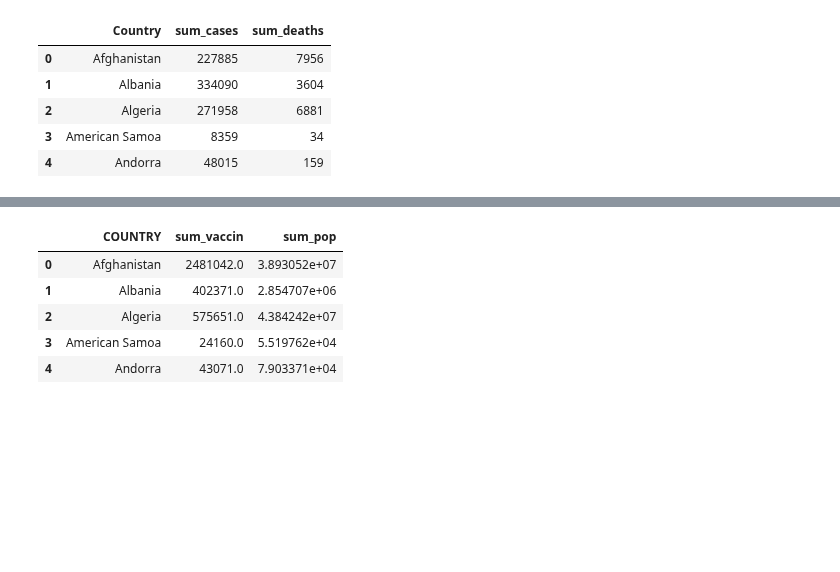
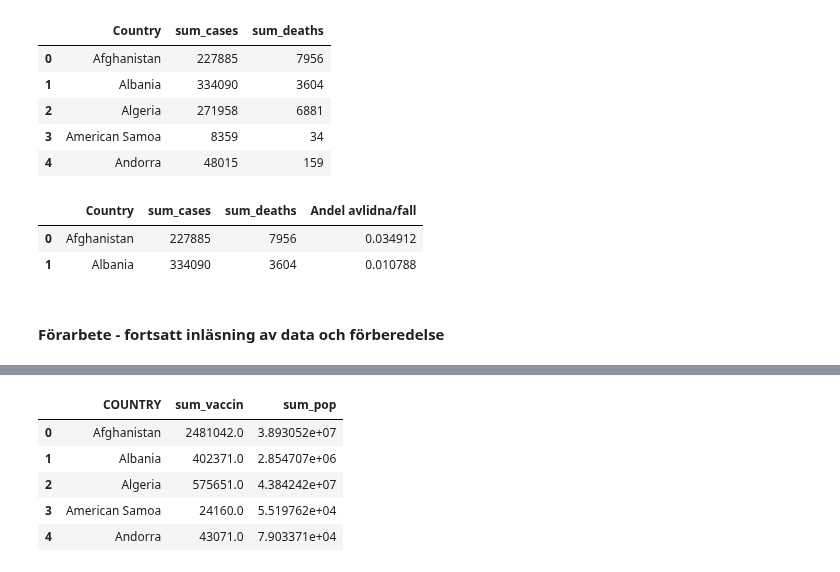
Before and after one commit to yomo001/databehandling-YOUNIS-MOUSSAVI, a Jupyter notebook: Laboration/lab1_uppgift4.ipynb, the cells around one changed output, grey strips where cells are left out. Cells and saved outputs as stored; diff of their text form; code cells hidden in the pictures; blank space fills up the shorter version.

```diff
--- a/Laboration/lab1_uppgift4.ipynb
+++ b/Laboration/lab1_uppgift4.ipynb
@@ -10,5 +26,3 @@ import plotly_express as px
 # %%
-# Andel avlidna och andel fall.
-# Import data
-
-world_covid_data = pd.read_csv("visualiseringar\\WHO-covid-19.csv")
+# Read data of cases and deaths worldwide from WHO data
+world_covid_data = pd.read_csv("data\\WHO-covid-19.csv")   # https://covid19.who.int/data
@@ -49,0 +55,8 @@ world_vaccin_data = pd.read_csv("visualiseringar\\WHO-vaccin.csv")
+# %%
+cases_deaths_countries.head(2)
+# %% [output]
+|  | Country | sum_cases | sum_deaths | Andel avlidna/fall |
+| 0 | Afghanistan | 227885 | 7956 | 0.034912 |
+| 1 | Albania | 334090 | 3604 | 0.010788 |
+# %% [markdown]
+#### Förarbete - fortsatt inläsning av data och förberedelse
```
Also changed, not shown: parts of 52 cells of this notebook.
